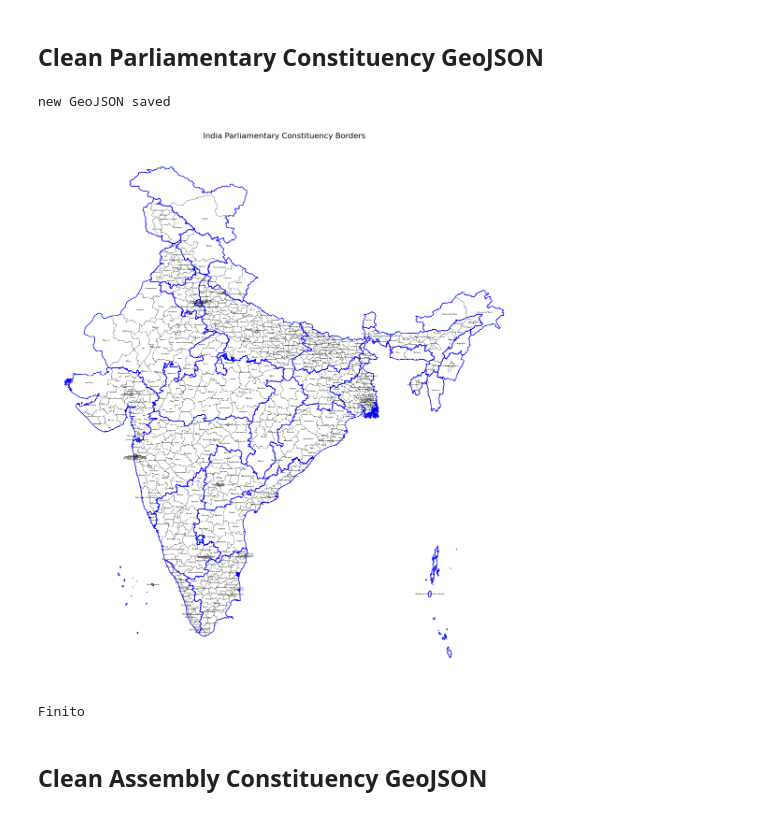
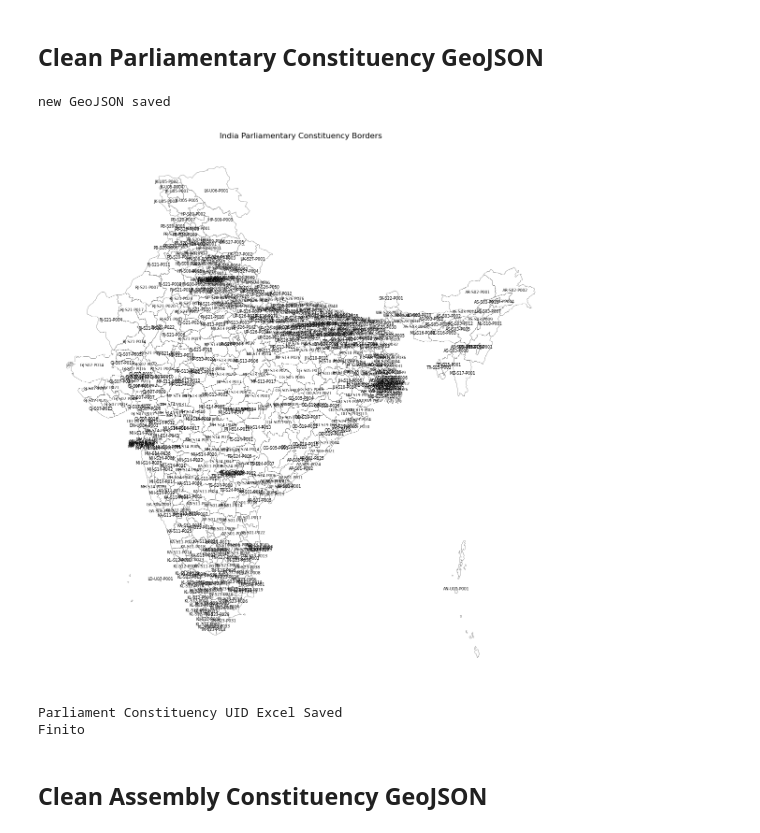
Before and after one commit to talktokalyan/Kalyan-Jupyter-Notebooks, a Jupyter notebook: Capex/Prepare-Geo-Capex.ipynb, the cells around one changed output. Cells and saved outputs as stored; diff of their text form; code cells hidden in the pictures.

Commit message:
update capex project with election data and geo

```diff
--- a/Capex/Prepare-Geo-Capex.ipynb
+++ b/Capex/Prepare-Geo-Capex.ipynb
@@ -18,7 +19,8 @@ st_geo_file ="shape-files/1.raw/INDIA_STATES.geojson"
 dist_old_geo_file = "shape-files/1.raw/india_2011_district-V2.json"
 dist_geo_file = "shape-files/1.raw/INDIA_DISTRICTS.geojson"
 # Parliament Constituency files and folders
-pc_geo_file = "shape-files/1.raw/india_2014_parliament-V2.json"
+pc_old_geo_file = "shape-files/1.raw/india_2014_parliament-V2.json"
+pc_geo_file = "shape-files/1.raw/india_2014_parliament-V3.json"
 # Assembly Constituency files and folders
 ac_geo_file = "shape-files/1.raw/india_2012-17_assembly-V2.json"
 
@@ -222,40 +236,43 @@ fig, ax = plt.subplots(figsize=(15, 15))
 fig.patch.set_facecolor('white')  # Change 'lightblue' to your preferred color
 
 # Plot the districts with a thin border
 # districts_gdf.plot(ax=ax, color='white', edgecolor='black', linewidth=0.5)
 gdf.plot(ax=ax, color='white', edgecolor='black', linewidth=0.25)
 
 # Plot the state borders with a thicker line
-states_gdf.boundary.plot(ax=ax, edgecolor='blue', linewidth=1)
+# states_gdf.boundary.plot(ax=ax, edgecolor='blue', linewidth=1)
 
 # Loop through each geometry and add text annotations for "ST_UNIQUE_ID"
 for idx, row in gdf.iterrows():
     # Get the geometry's representative point (centroid)
     point = row.geometry.representative_point()
     # Use the `ax.annotate` method to add text annotations
-    ax.annotate(text=row['PC_NAME'], xy=(point.x, point.y), horizontalalignment='center', fontsize=3)
+    ax.annotate(text=row['PC_UNIQUE_ID'], xy=(point.x, point.y), horizontalalignment='center', fontsize=6)
 
 
 # Remove the axis for a cleaner look
 ax.axis('off')
 # Set the title
 plt.title('India Parliamentary Constituency Borders')
 # Display the plot
 plt.show()
 
-## Export Excel with unique PC_id and name for crosschecking with Trivedi Centre data
+# Export excel with geo unique ids for cross-check and verification
 
-df = pc_gdf[['PC_UNIQUE_ID', 'PC_NAME']].drop_duplicates()
+df = pc_gdf[['ST_UNIQUE_ID', 'ST_NAME', 'PC_UNIQUE_ID', 'PC_NAME',]].drop_duplicates()
+df = df.sort_values(by=['PC_UNIQUE_ID']).reset_index(drop=True)
 
 # Save the modified GeoDataFrame back to a GeoJSON file
-output_file_path= os.path.join(proj_folder, 'pc_tcd.xlsx')
-pc_gdf.to_excel(output_file_path, sheet_name="2014")
+output_file_path= os.path.join(shapefiles_interim, 'pc_geo_uid.xlsx')
+df.to_excel(output_file_path, sheet_name="pc-geo-uid")
 
+print('Parliament Constituency UID Excel Saved')
 
 print('Finito')
 # %% [output]
 new GeoJSON saved
-[figure, old version]
+[figure, new version]
+Parliament Constituency UID Excel Saved
 Finito
 # %% [markdown]
 ## Clean Assembly Constituency GeoJSON
```
Also changed, not shown: parts of 10 cells of this notebook, 23 other files.
